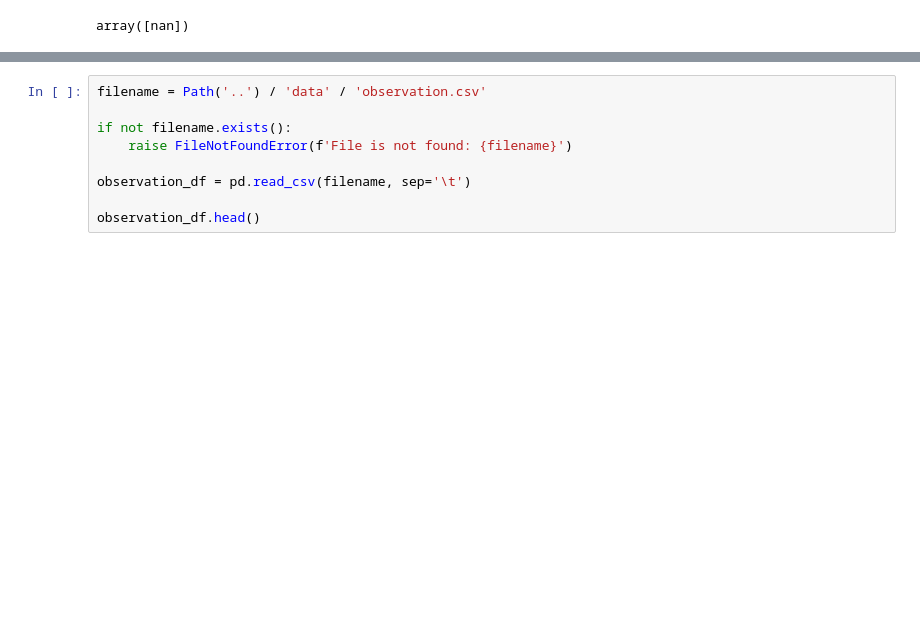
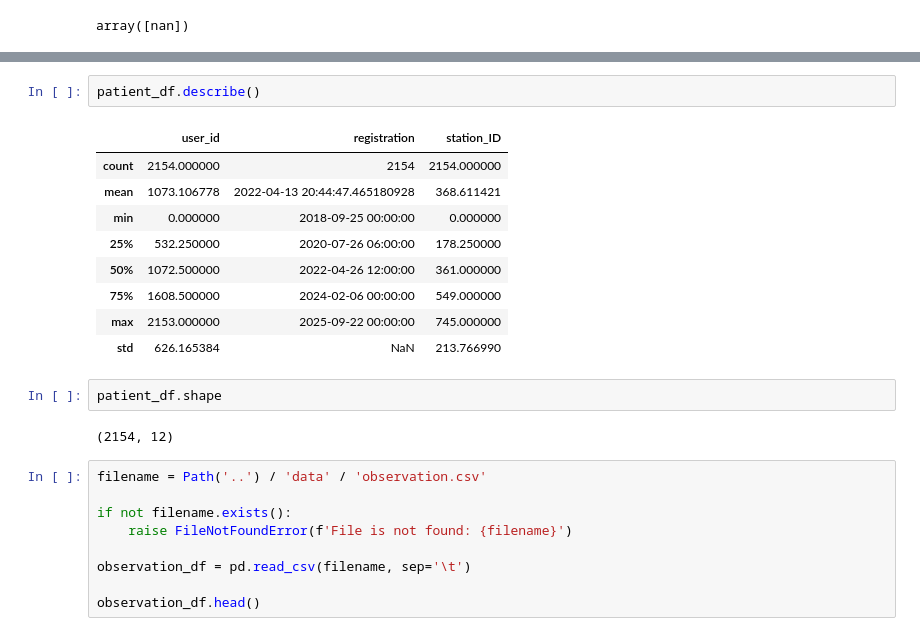
Before and after one commit to frtndmd/iau_Kosharova_Oliinyk_67, a Jupyter notebook: src/Kosharova_Oliinyk.ipynb, the cells around one changed output, grey strips where cells are left out. Drawn from its saved outputs; the diff is of its cells as text; blank space fills up the shorter version.

```diff
--- a/src/Kosharova_Oliinyk.ipynb
+++ b/src/Kosharova_Oliinyk.ipynb
@@ -67,3 +89,19 @@ patient_df.head()
+# %%
+patient_df.describe()
+# %% [output]
+|  | user_id | registration | station_ID |
+| count | 2154.000000 | 2154 | 2154.000000 |
+| mean | 1073.106778 | 2022-04-13 20:44:47.465180928 | 368.611421 |
+| min | 0.000000 | 2018-09-25 00:00:00 | 0.000000 |
+| 25% | 532.250000 | 2020-07-26 06:00:00 | 178.250000 |
+| 50% | 1072.500000 | 2022-04-26 12:00:00 | 361.000000 |
+| 75% | 1608.500000 | 2024-02-06 00:00:00 | 549.000000 |
+| max | 2153.000000 | 2025-09-22 00:00:00 | 745.000000 |
+| std | 626.165384 | NaN | 213.766990 |
+# %%
+patient_df.shape
+# %% [output]
+(2154, 12)
 # %%
 filename = Path('..') / 'data' / 'observation.csv'
 
```
Also changed, not shown: parts of 7 cells of this notebook.
